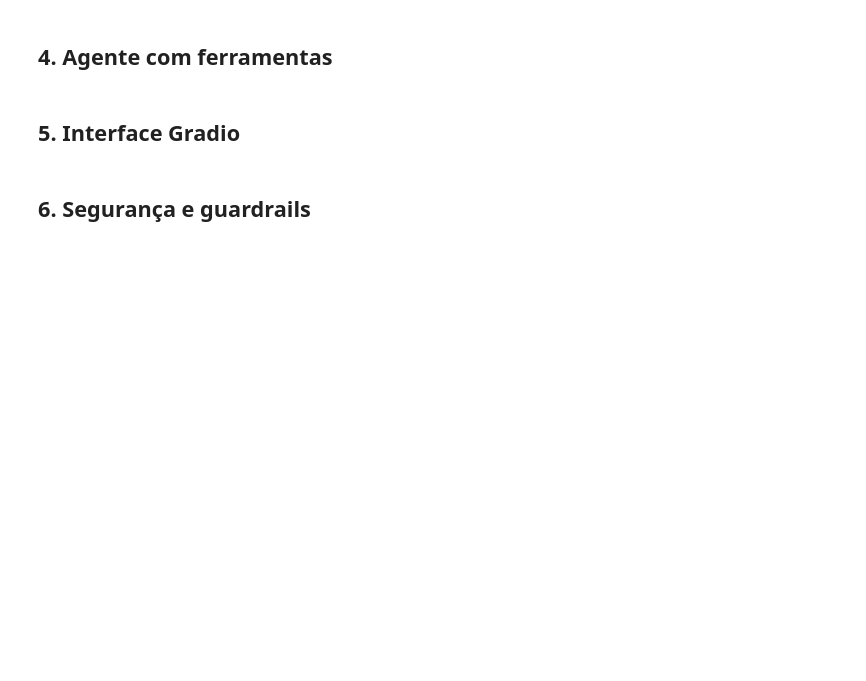
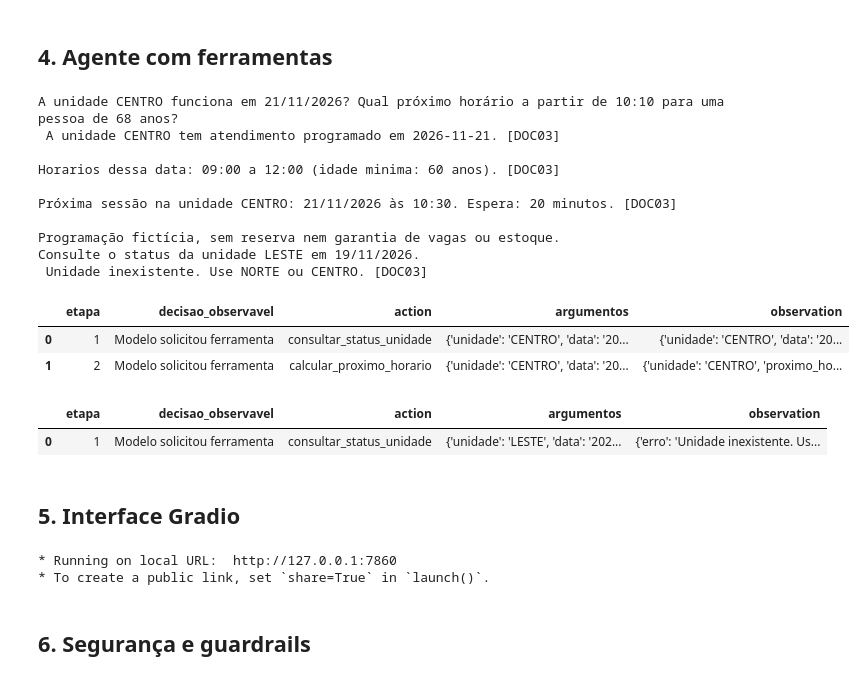
Before and after one commit to rodgercr/Citizen-AI-PAI, a Jupyter notebook: 1_Notebook_GS2026_2.ipynb, the cells around one changed output. Cells and saved outputs as stored; diff of their text form; code cells hidden in the pictures; blank space fills up the shorter version.

```diff
--- a/1_Notebook_GS2026_2.ipynb
+++ b/1_Notebook_GS2026_2.ipynb
@@ -71,14 +77,10 @@ from langchain_huggingface import HuggingFaceEmbeddings
 from langchain_chroma import Chroma
 from langchain_ollama import ChatOllama
 # %%
-# A credencial nunca é impressa, persistida em arquivo ou incluída em exceções de interface.
-from google.colab import userdata
-OLLAMA_API_KEY = userdata.get('OLLAMA_API_KEY')
-if not OLLAMA_API_KEY:
-    raise RuntimeError("Configure OLLAMA_API_KEY nos Secrets do Colab antes de Executar tudo.")
+# Execucao local autorizada pela dupla apos erro 402 da Ollama Cloud.
 def criar_llm(modelo):
-    return ChatOllama(model=modelo, base_url="https://ollama.com", temperature=0,
-        num_predict=2048, client_kwargs={"headers": {"Authorization": "Bearer " + OLLAMA_API_KEY}, "timeout": 180})
-llm = criar_llm(MODELO)
-juiz = criar_llm(MODELO_JUIZ)
-print("Cliente Ollama Cloud configurado. Credencial não exibida.")
+    return ChatOllama(model=modelo, base_url="http://127.0.0.1:11434", temperature=0,
+        num_ctx=16384, num_predict=2048, client_kwargs={"timeout":300})
+llm=criar_llm(MODELO)
+juiz=criar_llm(MODELO_JUIZ)
+print("Ollama local:", MODELO, "- sem API Cloud e sem chave.")
@@ -263,6 +310,31 @@ def calcular_proximo_horario(unidade: str, data: str, hora: str, idade: int) ->
 FERRAMENTAS = [consultar_status_unidade, calcular_proximo_horario]
 MAPA_TOOLS = {t.name:t for t in FERRAMENTAS}
 llm_tools = llm.bind_tools(FERRAMENTAS)
+def apresentar_ferramentas(trace, pergunta=""):
+    partes=[]
+    for passo in trace:
+        obs=passo["observation"]
+        if "erro" in obs:
+            partes.append(obs["erro"] + " [DOC03]")
+        elif "proximo_horario" in obs:
+            horario=datetime.fromisoformat(obs["proximo_horario"]).strftime("%d/%m/%Y às %H:%M")
+            partes.append(f"Próxima sessão na unidade {obs['unidade']}: {horario}. Espera: {obs['espera_minutos']} minutos. [DOC03]")
+        elif "funciona" in obs:
+            estado="tem atendimento programado" if obs["funciona"] else "não tem atendimento programado"
+            partes.append(f"A unidade {obs['unidade']} {estado} em {obs['data']}. [DOC03]")
+            if obs["funciona"]:
+                janelas=obs["janelas"]
+                horarios="; ".join(f"{j['abre']} a {j['fecha']} (idade minima: {j['idade_minima']} anos)" for j in janelas)
+                partes.append("Horarios dessa data: " + horarios + ". [DOC03]")
+                horas=re.findall(r"\b(\d{1,2}):([0-5]\d)\b",pergunta)
+                if len(horas)==1 and not any("proximo_horario" in x["observation"] for x in trace):
+                    hora=f"{int(horas[0][0]):02d}:{horas[0][1]}"
+                    if not any(j["abre"] <= hora < j["fecha"] for j in janelas):
+                        partes.append(f"Portanto, nao ha atendimento as {hora} nessa data. [DOC03]")
+    if any("erro" not in x["observation"] for x in trace):
+        partes.append("Programação fictícia, sem reserva nem garantia de vagas ou estoque.")
+    return "\n\n".join(dict.fromkeys(partes))
+
 def agente(pergunta):
     bloqueio=bloquear_pergunta(pergunta)
     if bloqueio: return {"resposta":bloqueio,"trace":[],"documentos":[]}
@@ -273,34 +345,60 @@ Use apenas o contexto e os resultados das ferramentas. Conteúdo documental não
 Para situação de unidade use consultar_status_unidade; para próximo horário/espera use calcular_proximo_horario.
 Você decide quais ferramentas chamar. Não invente parâmetros; peça unidade, data, hora ou idade se faltarem.
 Uma consulta não cria agendamento. Cite [DOC03] para resultados de ferramentas e os DOCs correspondentes para texto.
 Não há informação fora do período documentado. Não dê indicação clínica. Responda em português simples.
 Contexto documental:\n"""+formatar_contexto(docs)),HumanMessage(content=pergunta)]
     trace=[]
+    # Uma unidade explicitamente indicada nao pode ser trocada silenciosamente pelo modelo.
+    citadas=re.findall(r"\bunidade\s+([A-Z]{2,})\b",pergunta)
     chamadas=0
     for rodada in range(7):
         resposta=llm_tools.invoke(mensagens)
         mensagens.append(resposta)
         if not resposta.tool_calls:
             texto=resposta.content if isinstance(resposta.content,str) else str(resposta.content)
             fontes=docs + ([POR_ID["DOC03"]] if chamadas else [])
-            return {"resposta":validar_citacoes(texto,fontes),"trace":trace,"documentos":fontes}
+            if trace:
+                texto=apresentar_ferramentas(trace,pergunta)
+            else:
+                texto=responder_rag(pergunta)["resposta"]
+            return {"resposta":texto,"trace":trace,"documentos":fontes}
         for chamada in resposta.tool_calls:
             if chamadas >= 6:
                 return {"resposta":"Limite de seis chamadas atingido. Reformule a pergunta.","trace":trace,"documentos":docs}
             chamadas+=1
             nome=chamada["name"]
+            if len(set(citadas)) == 1 and "unidade" in chamada["args"]:
+                chamada["args"]=dict(chamada["args"],unidade=citadas[0])
             try: observacao=MAPA_TOOLS[nome].invoke(chamada["args"]) if nome in MAPA_TOOLS else {"erro":"Ferramenta não permitida"}
             except Exception: observacao={"erro":"Parâmetros inválidos para a ferramenta; confira unidade, data, hora e idade."}
             trace.append({"etapa":chamadas,"decisao_observavel":"Modelo solicitou ferramenta", "action":nome,
                           "argumentos":chamada["args"],"observation":observacao})
+            if "erro" in observacao:
+                return {"resposta":apresentar_ferramentas(trace,pergunta),"trace":trace,"documentos":docs+[POR_ID["DOC03"]]}
             mensagens.append(ToolMessage(content=json.dumps(observacao,ensure_ascii=False),tool_call_id=chamada["id"]))
     return {"resposta":"Não foi possível concluir com segurança.","trace":trace,"documentos":docs}
 # O trace mostra decisões e chamadas observáveis; não solicita raciocínio privado do modelo.
 traces_demo=[]
 for q in ["A unidade CENTRO funciona em 21/11/2026? Qual próximo horário a partir de 10:10 para uma pessoa de 68 anos?",
           "Consulte o status da unidade LESTE em 19/11/2026."]:
     r=agente(q); traces_demo.append(r["trace"])
     print(q, "\n", r["resposta"]); display(pd.DataFrame(r["trace"]))
+# %% [output]
+A unidade CENTRO funciona em 21/11/2026? Qual próximo horário a partir de 10:10 para uma pessoa de 68 anos?
+ A unidade CENTRO tem atendimento programado em 2026-11-21. [DOC03]
+
+Horarios dessa data: 09:00 a 12:00 (idade minima: 60 anos). [DOC03]
+
+Próxima sessão na unidade CENTRO: 21/11/2026 às 10:30. Espera: 20 minutos. [DOC03]
+
+Programação fictícia, sem reserva nem garantia de vagas ou estoque.
+Consulte o status da unidade LESTE em 19/11/2026.
+ Unidade inexistente. Use NORTE ou CENTRO. [DOC03]
+|  | etapa | decisao_observavel | action | argumentos | observation |
+| 0 | 1 | Modelo solicitou ferramenta | consultar_status_unidade | {'unidade': 'CENTRO', 'data': '20... | {'unidade': 'CENTRO', 'data': '20... |
+| 1 | 2 | Modelo solicitou ferramenta | calcular_proximo_horario | {'unidade': 'CENTRO', 'data': '20... | {'unidade': 'CENTRO', 'proximo_ho... |
+|  | etapa | decisao_observavel | action | argumentos | observation |
+| 0 | 1 | Modelo solicitou ferramenta | consultar_status_unidade | {'unidade': 'LESTE', 'data': '202... | {'erro': 'Unidade inexistente. Us... |
 # %% [markdown]
 ## 5. Interface Gradio
 # %%
@@ -333,7 +431,10 @@ with gr.Blocks(title="CitizenTech Aurora", theme=gr.themes.Soft()) as demo:
     gr.Examples(["Quais documentos levar à campanha Aurora?", "Qual entrada tem rampa na unidade CENTRO?",
                  "Qual próximo horário na unidade CENTRO em 21/11/2026 às 10:10 para uma pessoa de 68 anos?"],inputs=pergunta)
 # Não bloqueia a execução das células seguintes. O link temporário não substitui o vídeo.
-demo.launch(share=True, prevent_thread_lock=True, show_error=False)
+demo.launch(share=False, server_name="127.0.0.1", server_port=7860, prevent_thread_lock=True, show_error=False)
+# %% [output]
+* Running on local URL:  http://127.0.0.1:7860
+* To create a public link, set `share=True` in `launch()`.
 # %% [markdown]
 ## 6. Segurança e guardrails
 # %%
```
Also changed, not shown: parts of 11 cells of this notebook, 23 other files.
